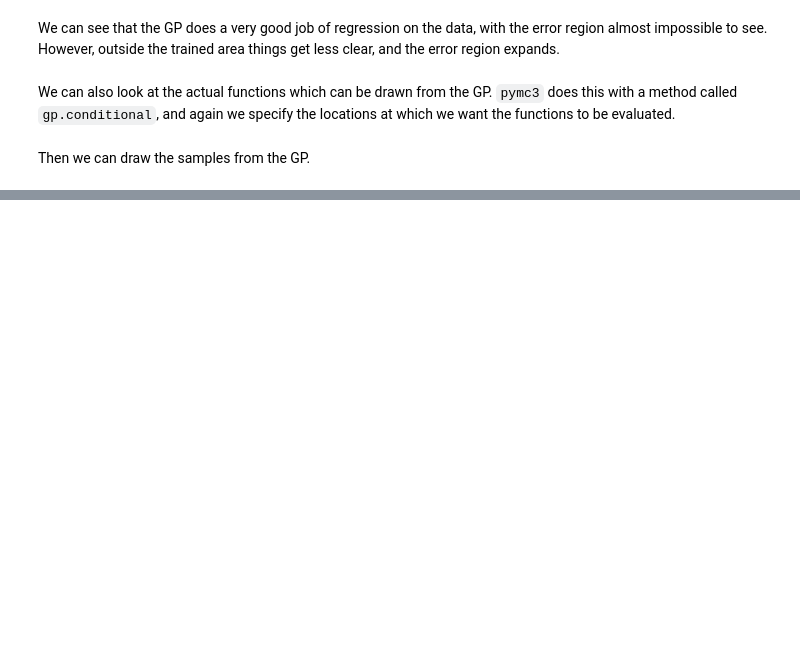
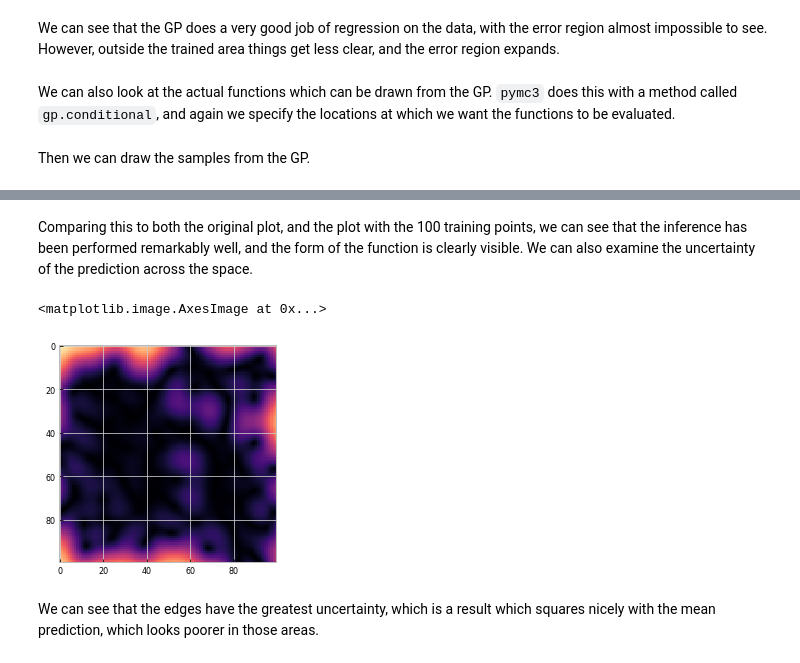
Before and after one commit to transientlunatic/gp-tutorial, a Jupyter notebook: chapters/3. Gaussian Process.ipynb, the cells around one changed output, grey strips where cells are left out. Cells and saved outputs as stored; diff of their text form; code cells hidden in the pictures; blank space fills up the shorter version.

```diff
--- a/chapters/3. Gaussian Process.ipynb
+++ b/chapters/3. Gaussian Process.ipynb
@@ -128,0 +207,9 @@ plt.title("Posterior distribution over $f(x)$ at the observed values"); plt.lege
+# %% [markdown]
+Comparing this to both the original plot, and the plot with the 100 training points, we can see that the inference has been performed remarkably well, and the form of the function is clearly visible. We can also examine the uncertainty of the prediction across the space.
+# %%
+plt.imshow(sd.reshape(100,100), cmap="magma")
+# %% [output]
+<matplotlib.image.AxesImage at 0x...>
+[figure, added]
+# %% [markdown]
+We can see that the edges have the greatest uncertainty, which is a result which squares nicely with the mean prediction, which looks poorer in those areas.
```
Also changed, not shown: parts of 21 cells of this notebook.
